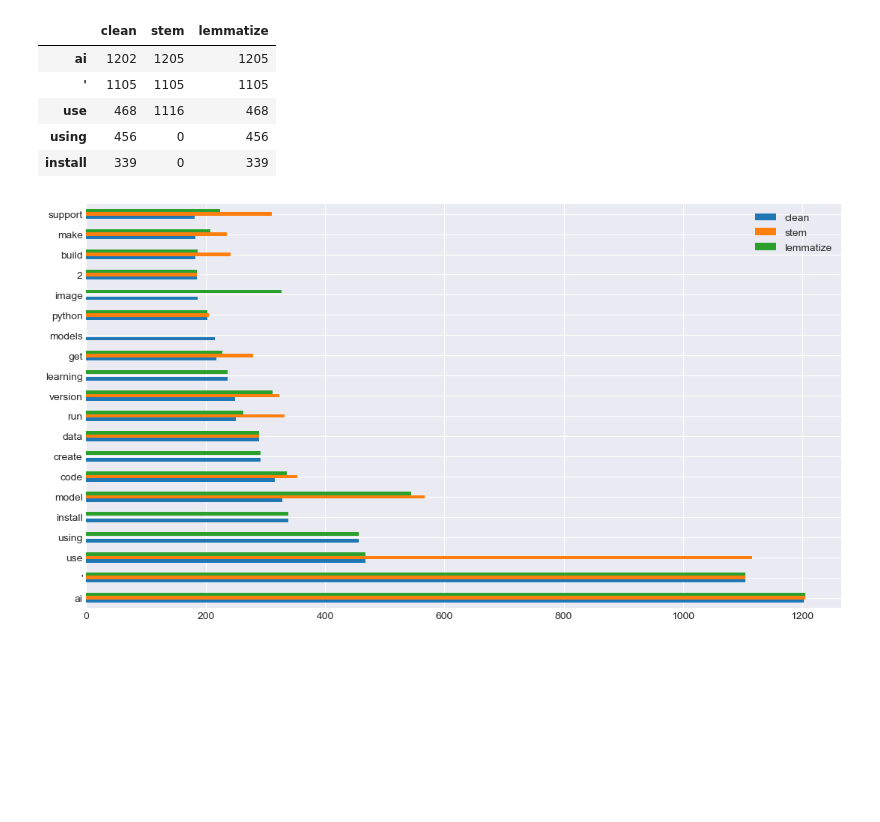
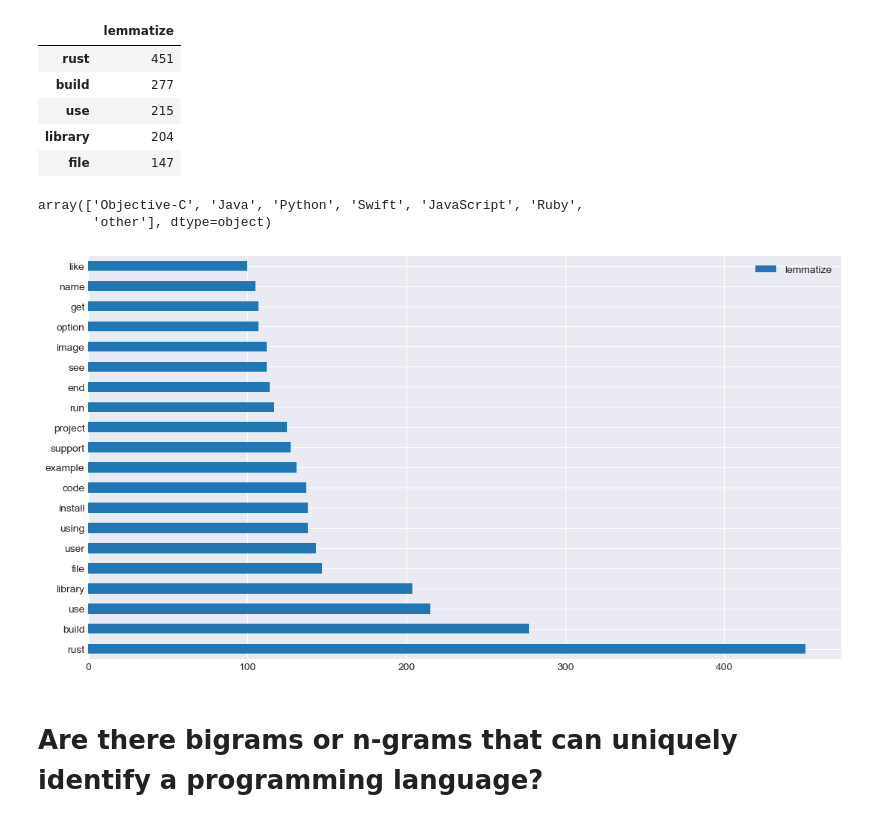
Before and after one commit to Keila-Camarillo/nlp_most_starred_repos, a Jupyter notebook: keila_final_notebook.ipynb, the cells around one changed output. Saved outputs shown, nothing was run; the diff lists cells and outputs as text; code cells hidden in the pictures; blank space fills up the shorter version.

```diff
--- a/keila_final_notebook.ipynb
+++ b/keila_final_notebook.ipynb
@@ -154,3 +15,0 @@ df = pd.read_csv("top_100.csv", index_col=0)
-# %%
-# rename columns
-df = df.rename(columns={"Repository": "repo", "Readme": "original"})
@@ -166,3 +16,3 @@ df.head()
-# %%
-# prepare the df
-df = w.clean_df(df)
+# %%
+target_variable
+train, validate, test = w.split_data(df, target_variable)
@@ -169,39 +35,42 @@ df = w.clean_df(df)
 # %%
-# split the words individually up and
-git_words =" ".join(df.clean).split(" ")
+# split the words individually up
+git_words =" ".join(train.clean).split(" ")
 
 words_freq = pd.Series(git_words).value_counts()
 
-# split the words individually up and
-git_stem_words =" ".join(df.stemmed).split(" ")
-
-stem_freq = pd.Series(git_stem_words).value_counts()
-
-# split the words individually up and
-git_lem_words =" ".join(df.lemmatized).split(" ")
+# split the words individually up
+git_lem_words =" ".join(train.lemmatized).split(" ")
 
 lem_freq = pd.Series(git_lem_words).value_counts()
 # %%
 # create df of freq words
-word_counts = pd.concat([words_freq, stem_freq, lem_freq], axis=1).fillna(0).astype(int)
+word_counts = pd.concat([lem_freq], axis=1).fillna(0).astype(int)
 
 # rename the col names
-word_counts.columns = ["clean", "stem", "lemmatize"]
+word_counts.columns = ["lemmatize"]
 
 word_counts.head()
 # %% [output]
-|  | clean | stem | lemmatize |
-| ai | 1202 | 1205 | 1205 |
-| ' | 1105 | 1105 | 1105 |
-| use | 468 | 1116 | 468 |
-| using | 456 | 0 | 456 |
-| install | 339 | 0 | 339 |
+|  | lemmatize |
+| rust | 451 |
+| build | 277 |
+| use | 215 |
+| library | 204 |
+| file | 147 |
+# %%
+train.language.unique()
+# %% [output]
+array(['Objective-C', 'Java', 'Python', 'Swift', 'JavaScript', 'Ruby',
+       'other'], dtype=object)
 # %%
+# most common
 plt.rc('figure', figsize=(13, 7))
 plt.style.use('seaborn-darkgrid')
-word_counts.sort_values(["clean", "stem", "lemmatize"], ascending=False).head(20).plot.barh();
+word_counts.sort_values(["lemmatize"], ascending=False).head(20).plot.barh();
 # %% [output]
-[figure, old version]
+[figure, new version]
+# %% [markdown]
+# Are there bigrams or n-grams that can uniquely identify a programming language?
 # %%
 def make_ngram(words, n):
     return pd.Series(nltk.ngrams(words, n)).value_counts(ascending=False)
```
Also changed, not shown: parts of 22 cells of this notebook.
